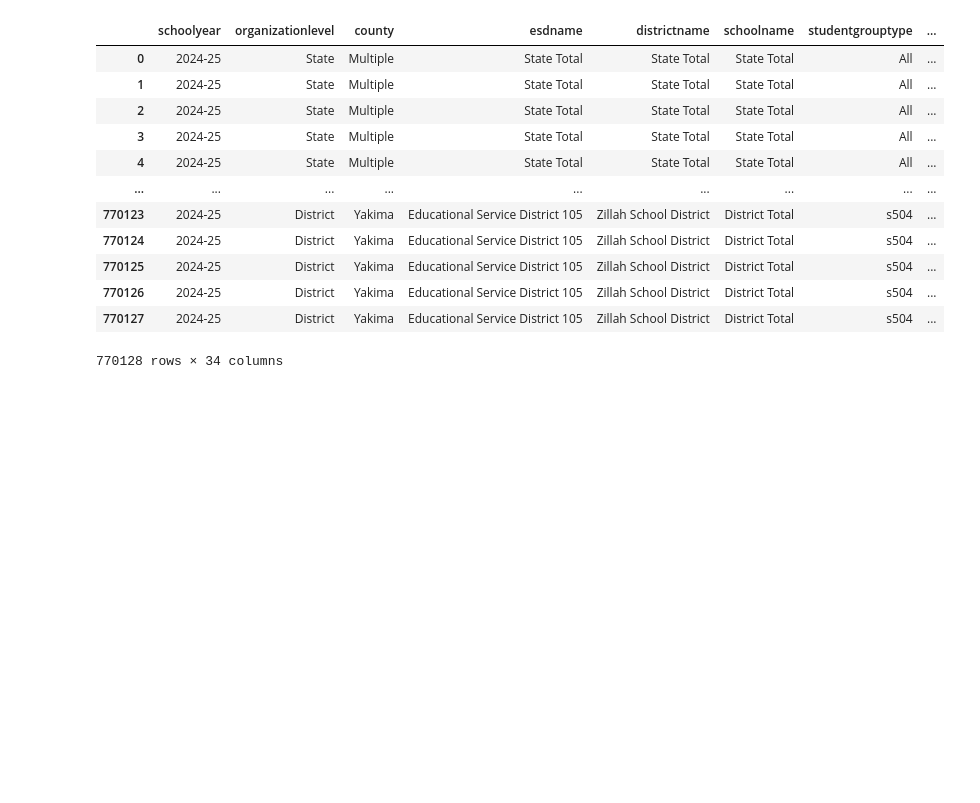
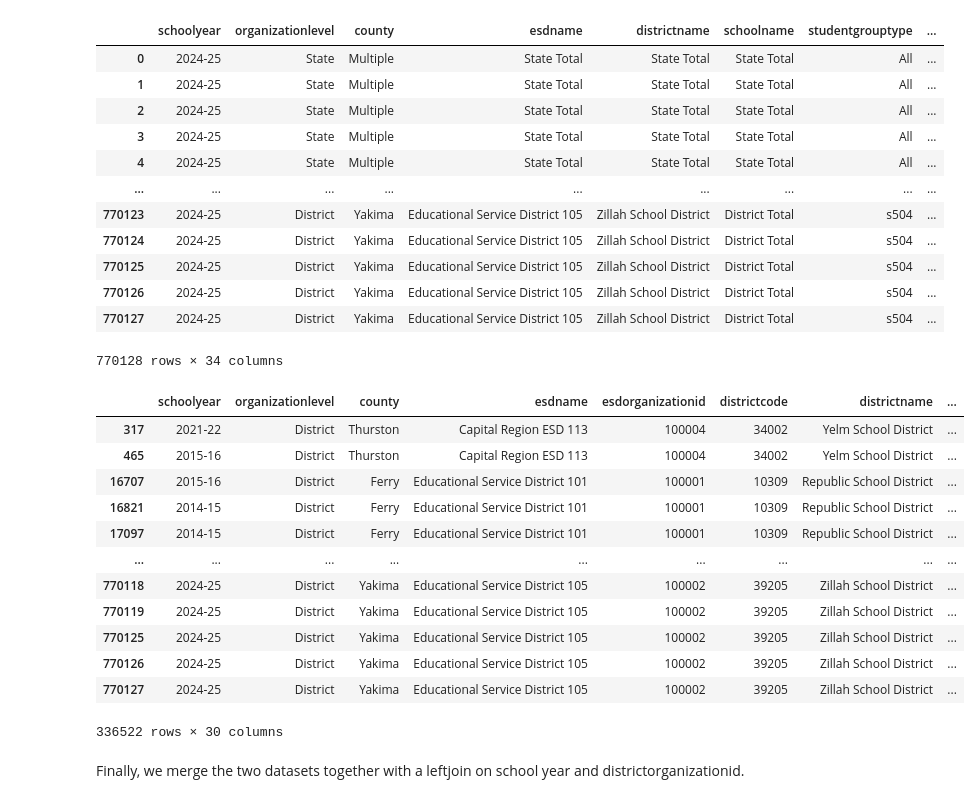
Before and after one commit to jamilditter/washington_education, a Jupyter notebook: DataCleaning.ipynb, the cells around one changed output. Cells and saved outputs as stored; diff of their text form; code cells hidden in the pictures; blank space fills up the shorter version.

```diff
--- a/DataCleaning.ipynb
+++ b/DataCleaning.ipynb
@@ -175,6 +193,17 @@ school_test_2022
 | 782443 | 2022-23 | State | Multiple | State Total | NULL | NaN | State Total | ... |
 | 782444 | 2022-23 | State | Multiple | State Total | NULL | NaN | State Total | ... |
 782445 rows × 30 columns
+# %%
+school_test_2023 = school_test_2023.rename(columns={
+    "count_of_students_expected_1": "count_of_students_expected_to_test_including_previously_passed",
+    "percent_met_tested_only": "percent_consistent_tested_only",
+    "percent_no_score": "percentnoscore",
+    "percent_participation": "percentparticipation",
+    "count_foundational_grade": "count_foundational_grade_level_knowledge_and_above",
+    "percent_foundational_grade": "percent_foundational_grade_level_knowledge_and_above"
+})
+
+school_test_2023 = school_test_2023.reindex(columns=school_test_2022.columns)
 # %%
 school_test_2023.shape[1]
 school_test_2023.columns
@@ -208,6 +239,20 @@ school_test_2023
 | 761857 | 2023-24 | District | Yakima | Educational Service District 105 | Zillah School District | District Total | s504 | ... |
 | 761858 | 2023-24 | District | Yakima | Educational Service District 105 | Zillah School District | District Total | s504 | ... |
 761859 rows × 34 columns
+# %%
+school_test_2024 = school_test_2024.rename(columns={
+    "count_of_students_expected_1": "count_of_students_expected_to_test_including_previously_passed",
+    "count_consistent_grade_level": "count_consistent_grade_level_knowledge_and_above",
+    "percent_consistent_grade": "percent_consistent_grade_level_knowledge_and_above",
+    "percent_consistent_tested": "percent_consistent_tested_only",
+    "percent_no_score": "percentnoscore",
+    "percent_participation": "percentparticipation",
+    "percent_taking_alternative": "percent_taking_alternative_assessment",
+    "count_foundational_grade": "count_foundational_grade_level_knowledge_and_above",
+    "percent_foundational_grade": "percent_foundational_grade_level_knowledge_and_above"
+})
+
+school_test_2024 = school_test_2024.reindex(columns=school_test_2022.columns)
 # %%
 school_test_2024.shape[1]
 school_test_2024.columns
@@ -240,3 +288,26 @@ school_test_2024
 | 770126 | 2024-25 | District | Yakima | Educational Service District 105 | Zillah School District | District Total | s504 | ... |
 | 770127 | 2024-25 | District | Yakima | Educational Service District 105 | Zillah School District | District Total | s504 | ... |
 770128 rows × 34 columns
+# %%
+school_test_total = pd.concat([school_test_2014to2021, school_test_2022, school_test_2023, school_test_2024])
+# %%
+school_test_total = school_test_total[school_test_total['gradelevel'] == 'All Grades']
+school_test_total = school_test_total[school_test_total['schoolname'] == 'District Total']
+
+school_test_total
+# %% [output]
+|  | schoolyear | organizationlevel | county | esdname | esdorganizationid | districtcode | districtname | ... |
+| 317 | 2021-22 | District | Thurston | Capital Region ESD 113 | 100004 | 34002 | Yelm School District | ... |
+| 465 | 2015-16 | District | Thurston | Capital Region ESD 113 | 100004 | 34002 | Yelm School District | ... |
+| 16707 | 2015-16 | District | Ferry | Educational Service District 101 | 100001 | 10309 | Republic School District | ... |
+| 16821 | 2014-15 | District | Ferry | Educational Service District 101 | 100001 | 10309 | Republic School District | ... |
+| 17097 | 2014-15 | District | Ferry | Educational Service District 101 | 100001 | 10309 | Republic School District | ... |
+| ... | ... | ... | ... | ... | ... | ... | ... | ... |
+| 770118 | 2024-25 | District | Yakima | Educational Service District 105 | 100002 | 39205 | Zillah School District | ... |
+| 770119 | 2024-25 | District | Yakima | Educational Service District 105 | 100002 | 39205 | Zillah School District | ... |
+| 770125 | 2024-25 | District | Yakima | Educational Service District 105 | 100002 | 39205 | Zillah School District | ... |
+| 770126 | 2024-25 | District | Yakima | Educational Service District 105 | 100002 | 39205 | Zillah School District | ... |
+| 770127 | 2024-25 | District | Yakima | Educational Service District 105 | 100002 | 39205 | Zillah School District | ... |
+336522 rows × 30 columns
+# %% [markdown]
+Finally, we merge the two datasets together with a leftjoin on school year and districtorganizationid.
```
Also changed, not shown: parts of 15 cells of this notebook.
